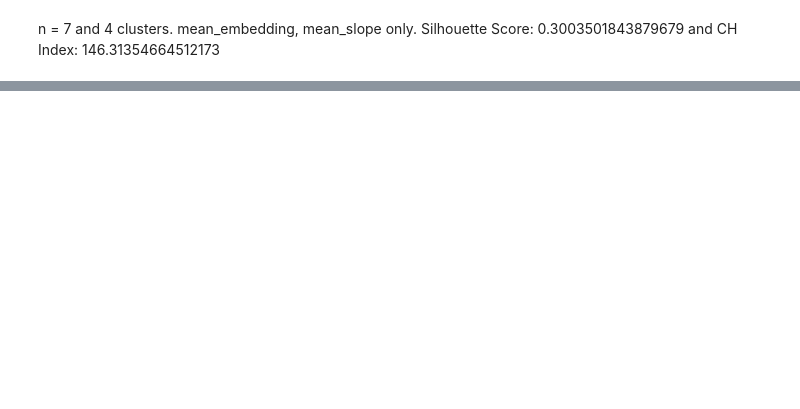
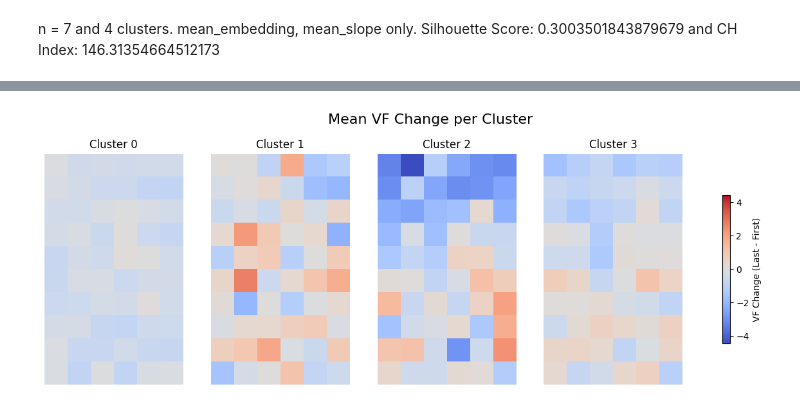
Before and after one commit to lilyhirano/Visual-Field-Analysis, a Jupyter notebook: unsupervised_model/test.ipynb, the cells around one changed output, grey strips where cells are left out. Cells and saved outputs as stored; diff of their text form; code cells hidden in the pictures; blank space fills up the shorter version.

```diff
--- a/unsupervised_model/test.ipynb
+++ b/unsupervised_model/test.ipynb
@@ -142,0 +159,5 @@ n = 7 and 4 clusters. mean_embedding, mean_slope only. Silhouette Score: 0.30035
+# %%
+baseline_means = {
+    c: np.nanmean(patients[idx, 0, :], axis=0)
+    for c, idx in clusters.items()
+}
@@ -142,0 +210,32 @@ n = 7 and 4 clusters. mean_embedding, mean_slope only. Silhouette Score: 0.30035
+# %%
+cluster_diff_vf = {}
+for c, idx in clusters.items():
+    diffs = []
+    for i in idx:
+        valid_visits = patients[i][masks[i]==1]  # only real visits
+        if len(valid_visits) > 1:
+            diff = valid_visits[-1] - valid_visits[0]  # last - first
+            diffs.append(diff)
+    cluster_diff_vf[c] = np.mean(diffs, axis=0)
+
+
+rows, cols = 10, 6  # adjust to your VF layout
+n_clusters = len(clusters)
+fig, axes = plt.subplots(1, n_clusters, figsize=(4*n_clusters, 5))
+
+vmin = min([cluster_diff_vf[c].min() for c in clusters])
+vmax = max([cluster_diff_vf[c].max() for c in clusters])
+vmax = max(abs(vmin), abs(vmax))  # symmetric color scale
+vmin = -vmax
+
+for ax, c in zip(axes, clusters):
+    diff = cluster_diff_vf[c].reshape(rows, cols)
+    im = ax.imshow(diff, cmap='coolwarm', vmin=vmin, vmax=vmax)
+    ax.set_title(f"Cluster {c}")
+    ax.axis('off')
+
+fig.colorbar(im, ax=axes.ravel().tolist(), shrink=0.6, label='VF Change (Last - First)')
+plt.suptitle("Mean VF Change per Cluster", fontsize=16)
+plt.show()
+# %% [output]
+[figure, added]
```
Also changed, not shown: parts of 10 cells of this notebook, 2 other files.
